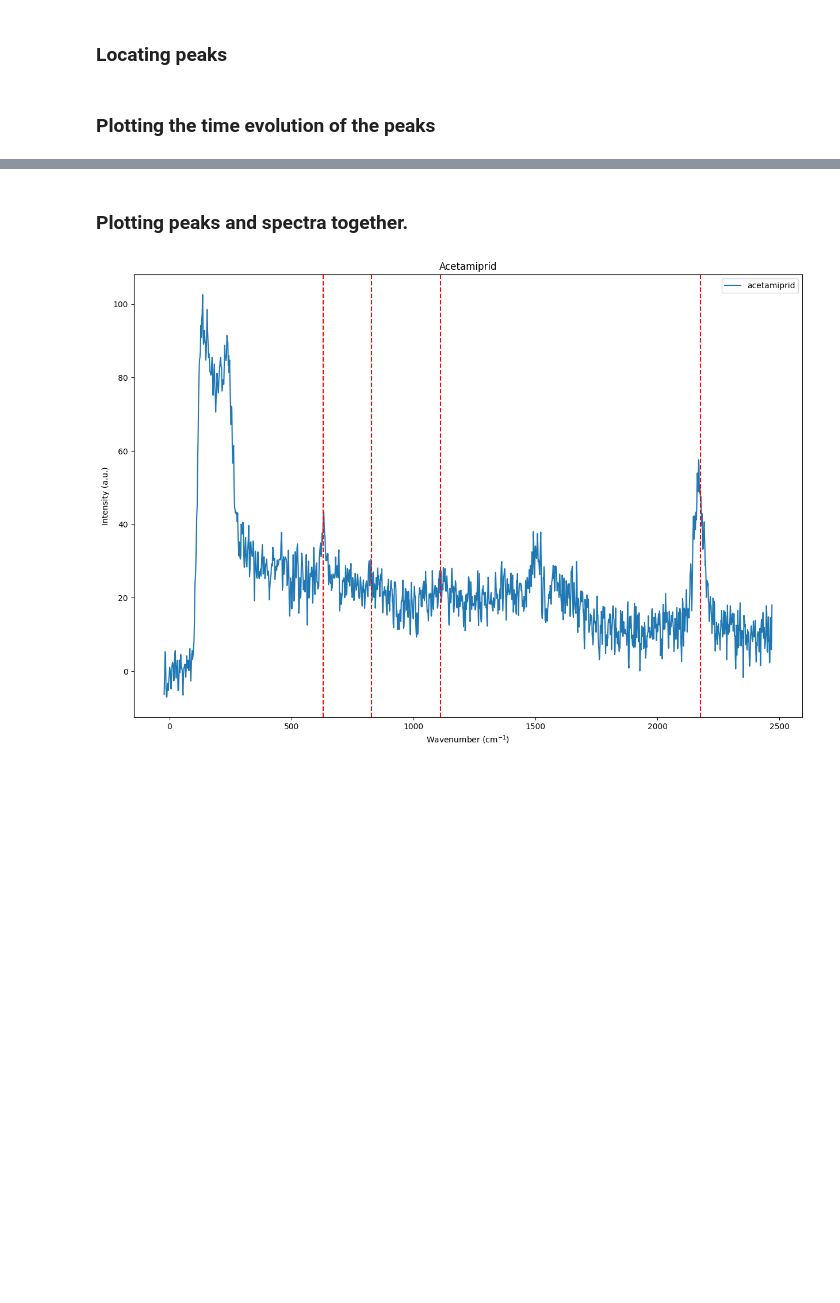
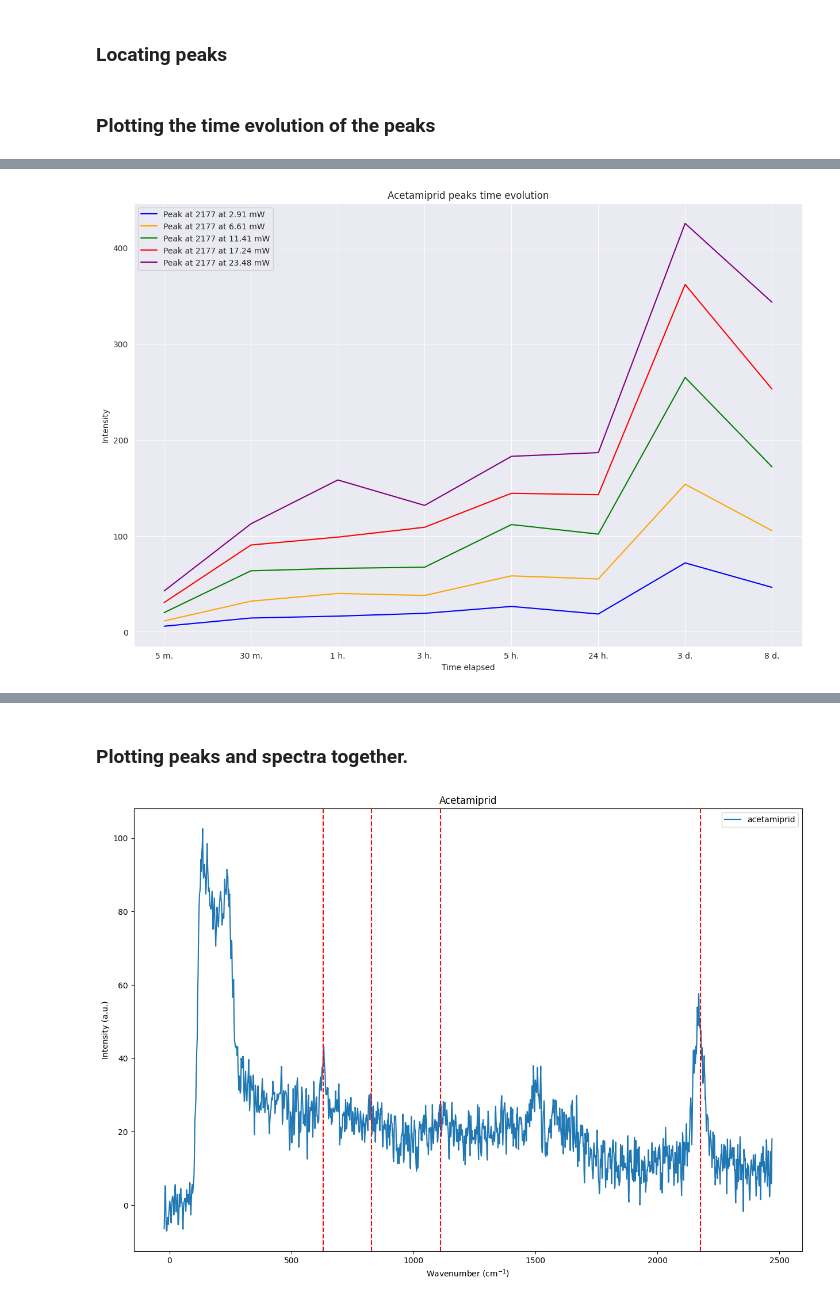
Before and after one commit to anva-kn/Raman, a Jupyter notebook: Publication/Aging&Time_evol.ipynb, the cells around one changed output, grey strips where cells are left out. Saved outputs shown, nothing was run; the diff lists cells and outputs as text; code cells hidden in the pictures; blank space fills up the shorter version.

```diff
--- a/Publication/Aging&Time_evol.ipynb
+++ b/Publication/Aging&Time_evol.ipynb
@@ -419,0 +430,15 @@ plt.show()
+# %%
+# Plot the time evolution of the last peak of Acetamiprid
+plt.figure(figsize=(15, 10))
+plt.plot(time_labels, aceta_power_time_evol_mean_smooth[0, :, acetamiprid_peaks_index[-1]], label=f'Peak at {round(f_sup_0810[acetamiprid_peaks_index[-1]])} at 2.91 mW', color='blue')
+plt.plot(time_labels, aceta_power_time_evol_mean_smooth[1, :, acetamiprid_peaks_index[-1]], label=f'Peak at {round(f_sup_0810[acetamiprid_peaks_index[-1]])} at 6.61 mW', color='orange')
+plt.plot(time_labels, aceta_power_time_evol_mean_smooth[2, :, acetamiprid_peaks_index[-1]], label=f'Peak at {round(f_sup_0810[acetamiprid_peaks_index[-1]])} at 11.41 mW', color='green')
+plt.plot(time_labels, aceta_power_time_evol_mean_smooth[3, :, acetamiprid_peaks_index[-1]], label=f'Peak at {round(f_sup_0810[acetamiprid_peaks_index[-1]])} at 17.24 mW', color='red')
+plt.plot(time_labels, aceta_power_time_evol_mean_smooth[4, :, acetamiprid_peaks_index[-1]], label=f'Peak at {round(f_sup_0810[acetamiprid_peaks_index[-1]])} at 23.48 mW', color='purple')
+plt.legend()
+plt.xlabel("Time elapsed")
+plt.ylabel("Intensity")
+plt.title("Acetamiprid peaks time evolution")
+plt.show()
+# %% [output]
+[figure, added]
```
Also changed, not shown: parts of 26 cells of this notebook.
